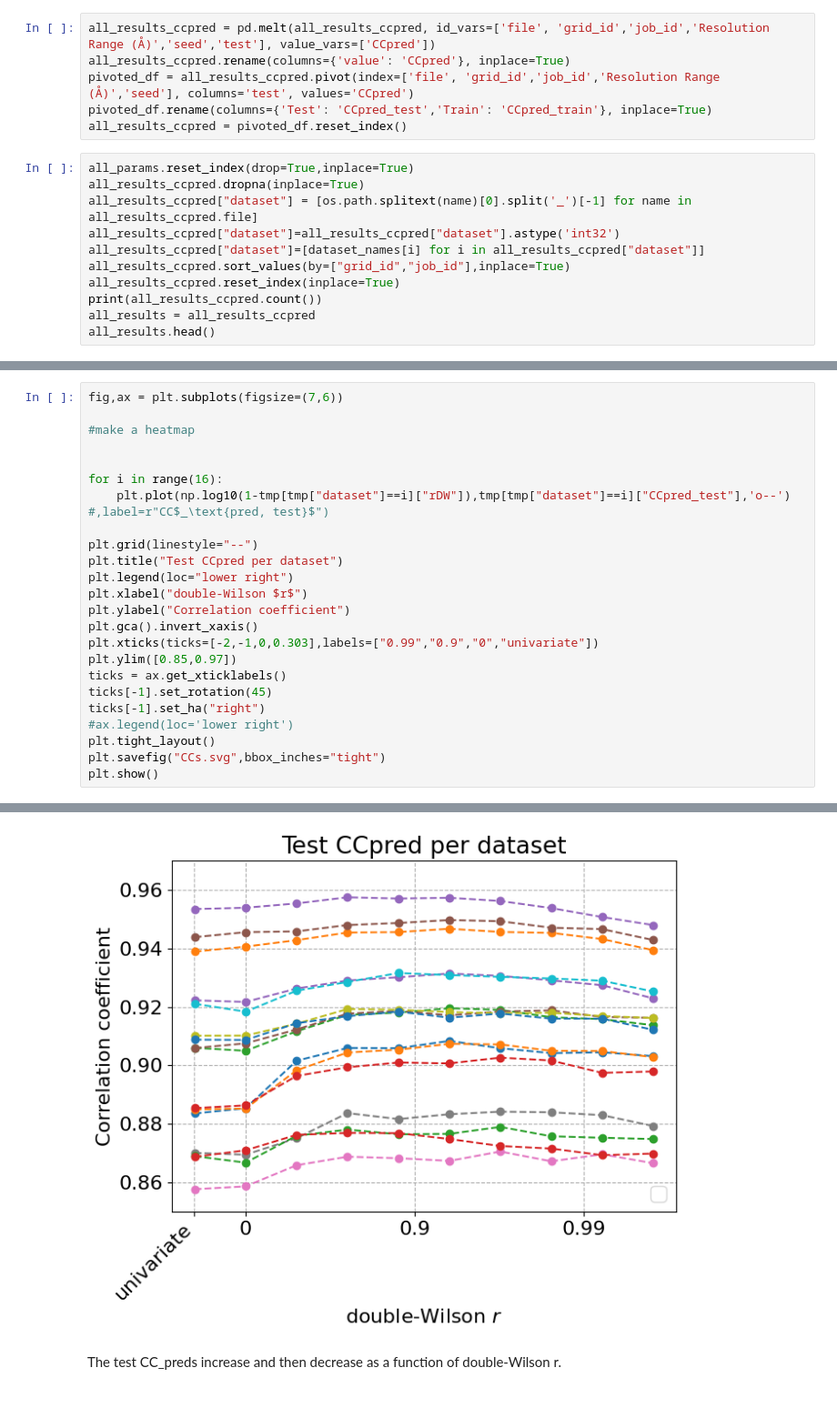
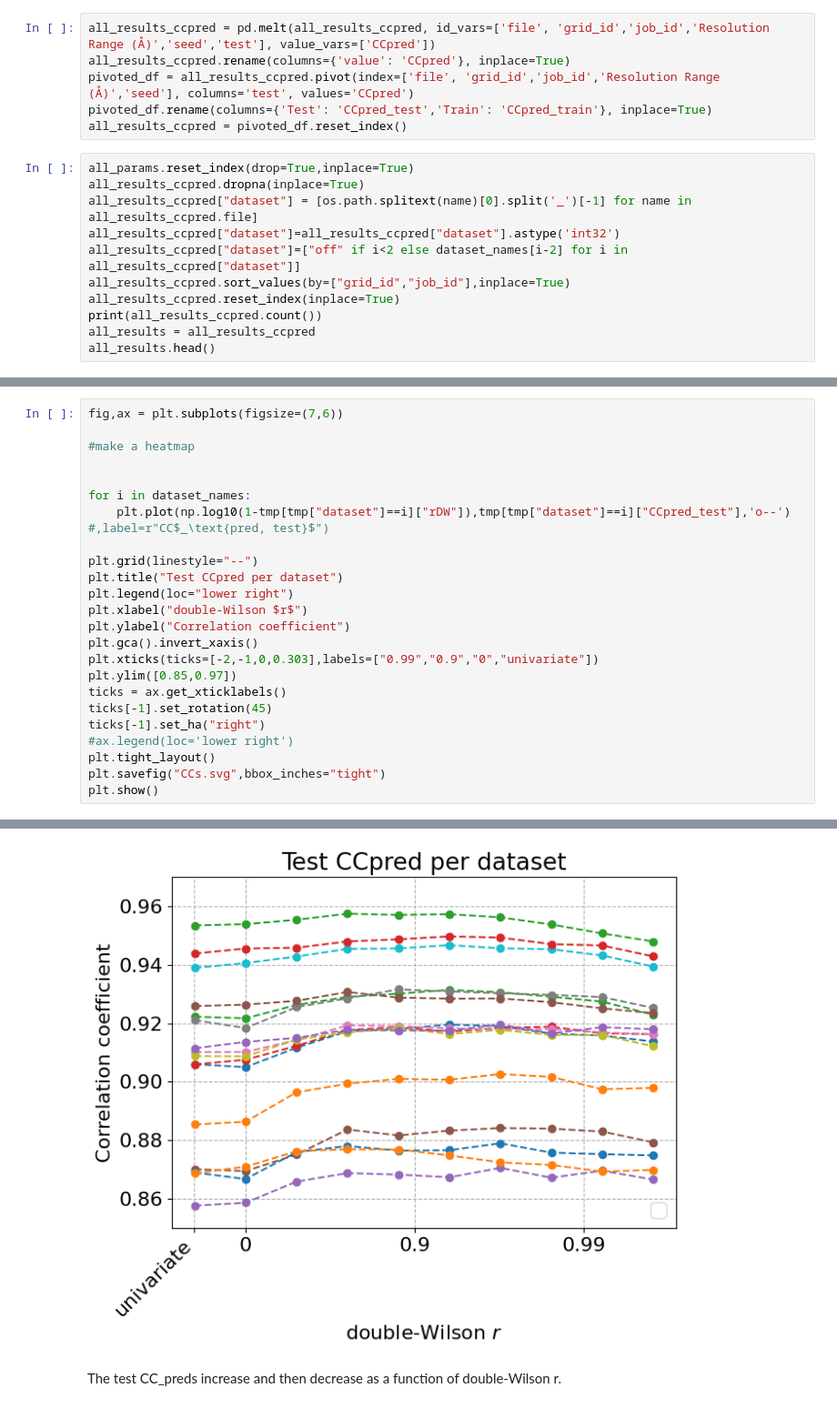
Before and after one commit to Hekstra-Lab/dw-examples, a Jupyter notebook: dfs/Inspect_Careless_param_grid-DFS.ipynb, the cells around one changed output, grey strips where cells are left out. Shown: that part at 91% size. Drawn from its saved outputs; the diff is of its cells as text.

```diff
--- a/dfs/Inspect_Careless_param_grid-DFS.ipynb
+++ b/dfs/Inspect_Careless_param_grid-DFS.ipynb
@@ -199,7 +199,7 @@ all_params.reset_index(drop=True,inplace=True)
 all_results_ccpred.dropna(inplace=True)
 all_results_ccpred["dataset"] = [os.path.splitext(name)[0].split('_')[-1] for name in all_results_ccpred.file]
 all_results_ccpred["dataset"]=all_results_ccpred["dataset"].astype('int32')
-all_results_ccpred["dataset"]=[dataset_names[i] for i in all_results_ccpred["dataset"]]
+all_results_ccpred["dataset"]=["off" if i<2 else dataset_names[i-2] for i in all_results_ccpred["dataset"]]
 all_results_ccpred.sort_values(by=["grid_id","job_id"],inplace=True)
 all_results_ccpred.reset_index(inplace=True)
 print(all_results_ccpred.count())
@@ -318,30 +311,30 @@ plt.savefig("CCpreds.svg",bbox_inches="tight")
 # %%
 fig,ax = plt.subplots(figsize=(7,6))
 
 #make a heatmap
 
 
-for i in range(16):
+for i in dataset_names:
     plt.plot(np.log10(1-tmp[tmp["dataset"]==i]["rDW"]),tmp[tmp["dataset"]==i]["CCpred_test"],'o--') #,label=r"CC$_\text{pred, test}$")
 
 plt.grid(linestyle="--")
 plt.title("Test CCpred per dataset")
 plt.legend(loc="lower right")
 plt.xlabel("double-Wilson $r$")
 plt.ylabel("Correlation coefficient")
 plt.gca().invert_xaxis()
 plt.xticks(ticks=[-2,-1,0,0.303],labels=["0.99","0.9","0","univariate"])
 plt.ylim([0.85,0.97])
 ticks = ax.get_xticklabels()
 ticks[-1].set_rotation(45)
 ticks[-1].set_ha("right")
 #ax.legend(loc='lower right')
 plt.tight_layout()
 plt.savefig("CCs.svg",bbox_inches="tight")
 plt.show()
 # %% [output]
 No artists with labels found to put in legend.  Note that artists whose label start with an underscore are ignored when legend() is called with no argument.
-[figure, old version]
+[figure, new version]
 # %% [markdown]
 The test CC_preds increase and then decrease as a function of double-Wilson r.
 # %%
```
Also changed, not shown: parts of 8 cells of this notebook, 33 other files.
